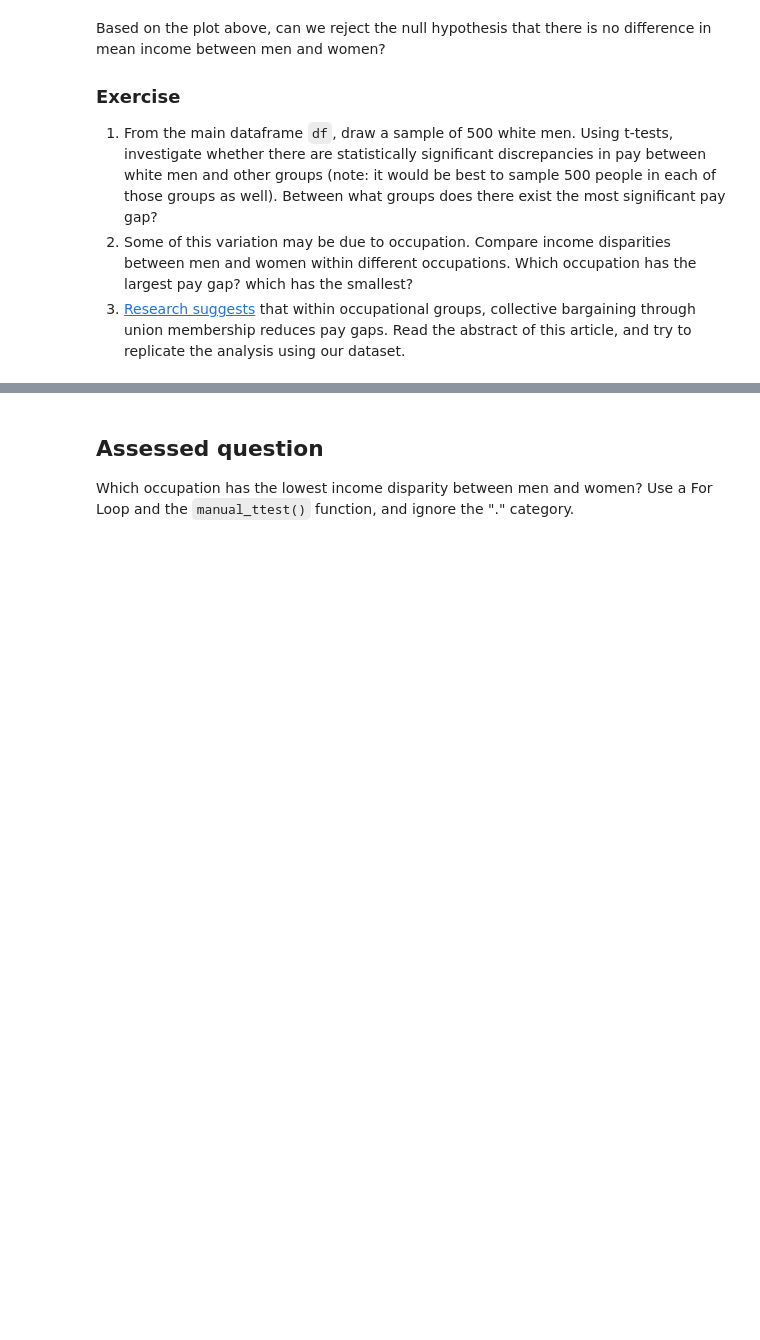
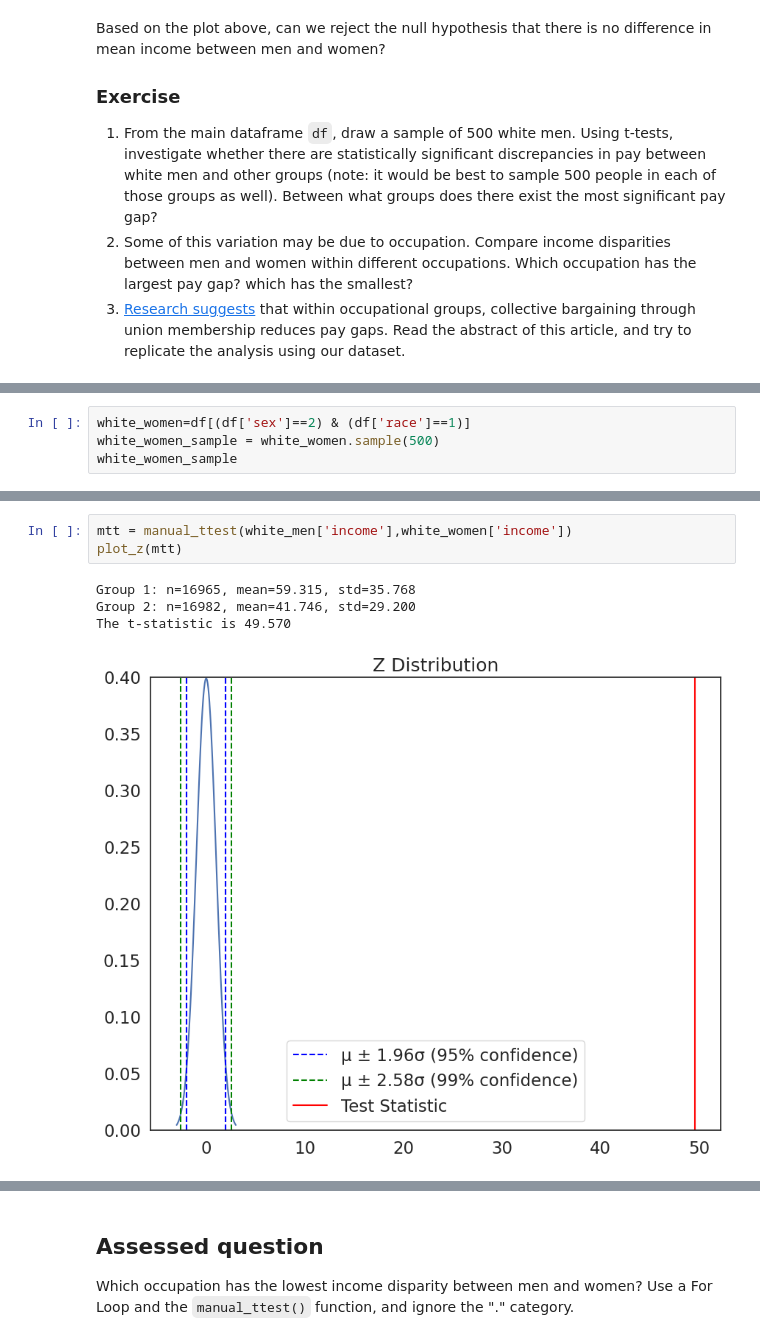
Before and after one commit to rebeccarlredmayne-cmd/QM2, a Jupyter notebook: NEW_W06_Hypothesis_Testing.ipynb, the cells around one changed output, grey strips where cells are left out. Saved outputs shown, nothing was run; the diff lists cells and outputs as text; blank space fills up the shorter version.

```diff
--- a/NEW_W06_Hypothesis_Testing.ipynb
+++ b/NEW_W06_Hypothesis_Testing.ipynb
@@ -314 +314,5 @@ white_men_sample
 500 rows × 12 columns
+# %%
+white_women=df[(df['sex']==2) & (df['race']==1)]
+white_women_sample = white_women.sample(500)
+white_women_sample
@@ -314,0 +351,8 @@ white_men_sample
+# %%
+mtt = manual_ttest(white_men['income'],white_women['income'])
+plot_z(mtt)
+# %% [output]
+Group 1: n=16965, mean=59.315, std=35.768
+Group 2: n=16982, mean=41.746, std=29.200
+The t-statistic is 49.570
+[figure, added]
```
Also changed, not shown: parts of 17 cells of this notebook.
